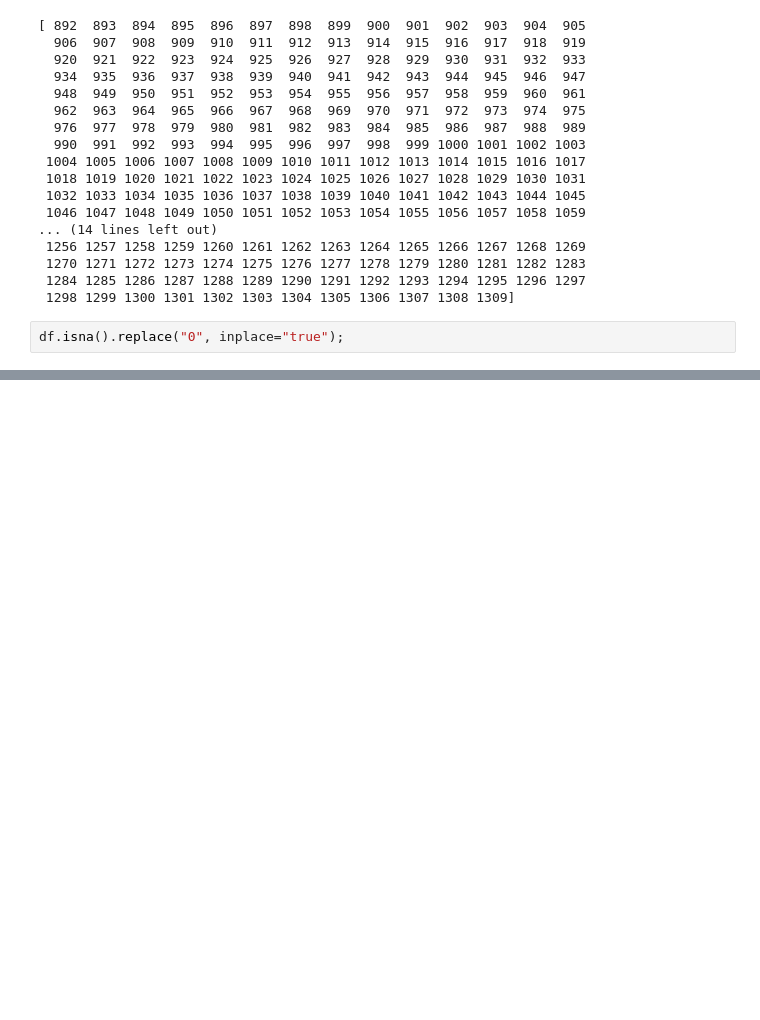
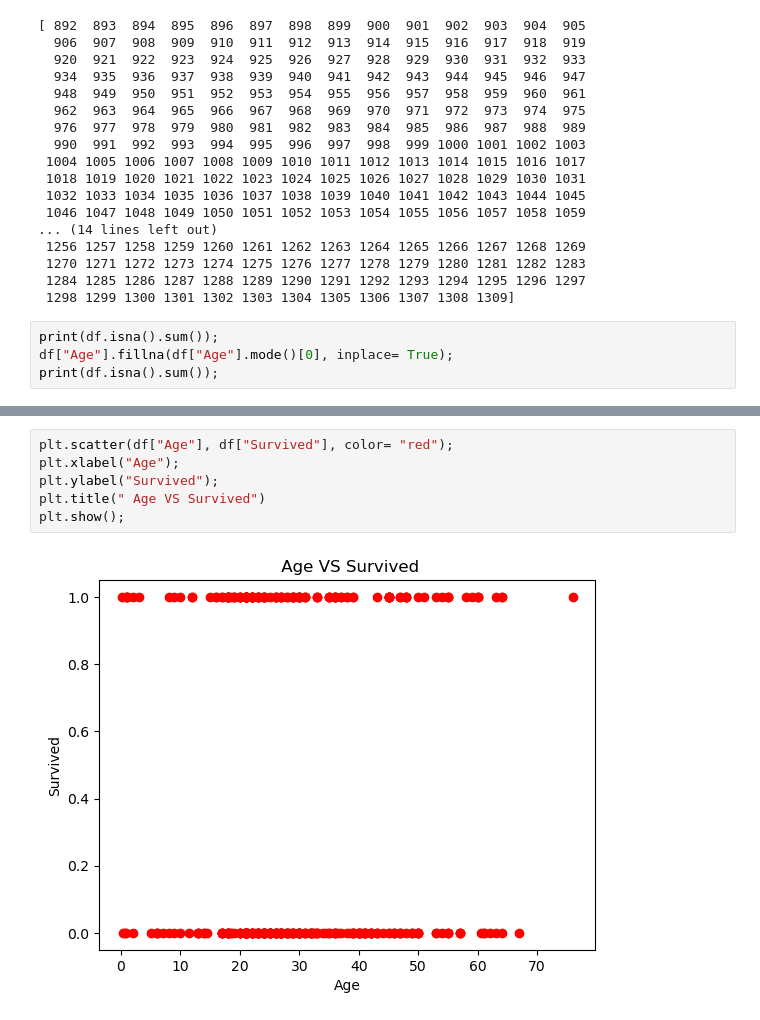
Before and after one commit to Sumit-17-glitch/ML-LAB, a Jupyter notebook: exp1/exp1.ipynb, the cells around one changed output, grey strips where cells are left out. Saved outputs shown, nothing was run; the diff lists cells and outputs as text; blank space fills up the shorter version.

```diff
--- a/exp1/exp1.ipynb
+++ b/exp1/exp1.ipynb
@@ -105,5 +105,7 @@ print(df['PassengerId'].unique());
  1284 1285 1286 1287 1288 1289 1290 1291 1292 1293 1294 1295 1296 1297
  1298 1299 1300 1301 1302 1303 1304 1305 1306 1307 1308 1309]
 # %%
-df.isna().replace("0", inplace="true");
+print(df.isna().sum());
+df["Age"].fillna(df["Age"].mode()[0], inplace= True);
+print(df.isna().sum());
 # %% [output]
@@ -111,0 +142,8 @@ Error:
+# %%
+plt.scatter(df["Age"], df["Survived"], color= "red");
+plt.xlabel("Age");
+plt.ylabel("Survived");
+plt.title(" Age VS Survived")
+plt.show();
+# %% [output]
+[figure, added]
```
Also changed, not shown: parts of 6 cells of this notebook.
